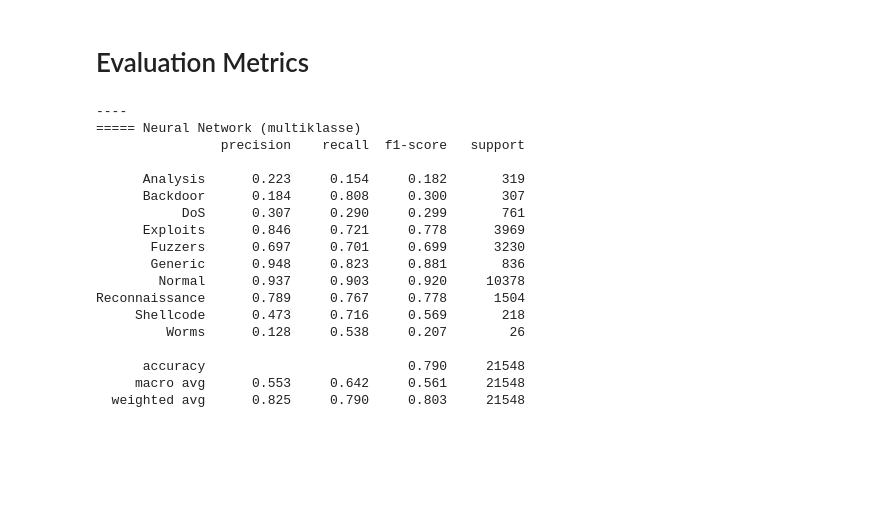
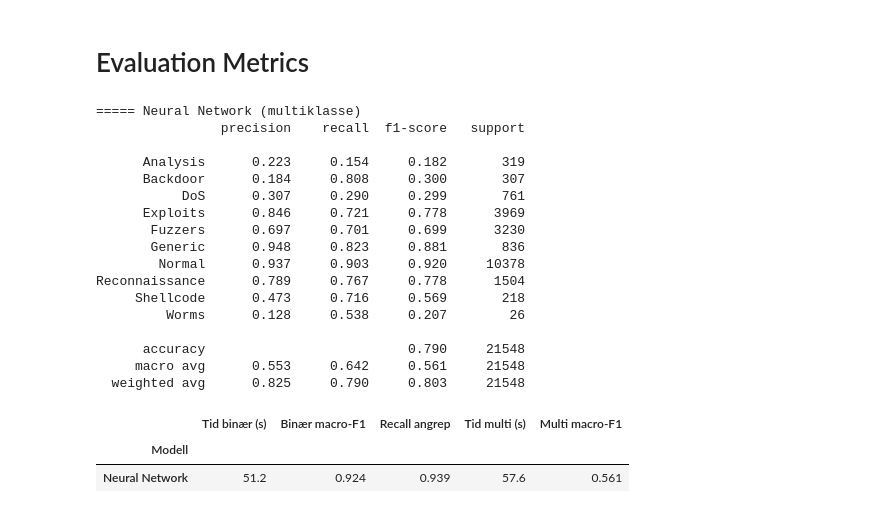
Before and after one commit to group6aiml-hub/NIDS_AInML, a Jupyter notebook: notebooks/07_Neural_Network_Hubert.ipynb, the cells around one changed output. Saved outputs shown, nothing was run; the diff lists cells and outputs as text; code cells hidden in the pictures; blank space fills up the shorter version.

Commit message:
Added the timing and binary f1 macro into the neural network metrics table
All of the model's timing and classification metrics are visible

```diff
--- a/notebooks/07_Neural_Network_Hubert.ipynb
+++ b/notebooks/07_Neural_Network_Hubert.ipynb
@@ -324,7 +324,7 @@ y_train_bin = d["y_tr_bin"]
 y_val_mc = d["y_val_mc"]
 y_val_bin = d["y_val_bin"]
 
-print("----")
+
 
 resultater = []
 
@@ -351,31 +351,35 @@ def test_modell(navn, lag_clf):
 
     rad['Multi macro-F1'] = f1_score(y_val_mc, pred, average='macro')
 
     print(f'===== {navn} (multiklasse)')
     print(classification_report(y_val_mc, pred, target_names=d["le"].classes_, digits=3, zero_division=0))
     resultater.append(rad)
 
 
 test_modell("Neural Network", lambda : MLPClassifier(
     activation='relu', max_iter=200, solver='sgd',
     learning_rate_init=0.05337, random_state=42
 ))
+
+pd.DataFrame(resultater).set_index('Modell').round(3)
 # %% [output]
-----
 ===== Neural Network (multiklasse)
                 precision    recall  f1-score   support
 
       Analysis      0.223     0.154     0.182       319
       Backdoor      0.184     0.808     0.300       307
            DoS      0.307     0.290     0.299       761
       Exploits      0.846     0.721     0.778      3969
        Fuzzers      0.697     0.701     0.699      3230
        Generic      0.948     0.823     0.881       836
         Normal      0.937     0.903     0.920     10378
 Reconnaissance      0.789     0.767     0.778      1504
      Shellcode      0.473     0.716     0.569       218
          Worms      0.128     0.538     0.207        26
 
       accuracy                          0.790     21548
      macro avg      0.553     0.642     0.561     21548
   weighted avg      0.825     0.790     0.803     21548
+|  | Tid binær (s) | Binær macro-F1 | Recall angrep | Tid multi (s) | Multi macro-F1 |
+| Modell |  |  |  |  |  |
+| Neural Network | 51.2 | 0.924 | 0.939 | 57.6 | 0.561 |
```
